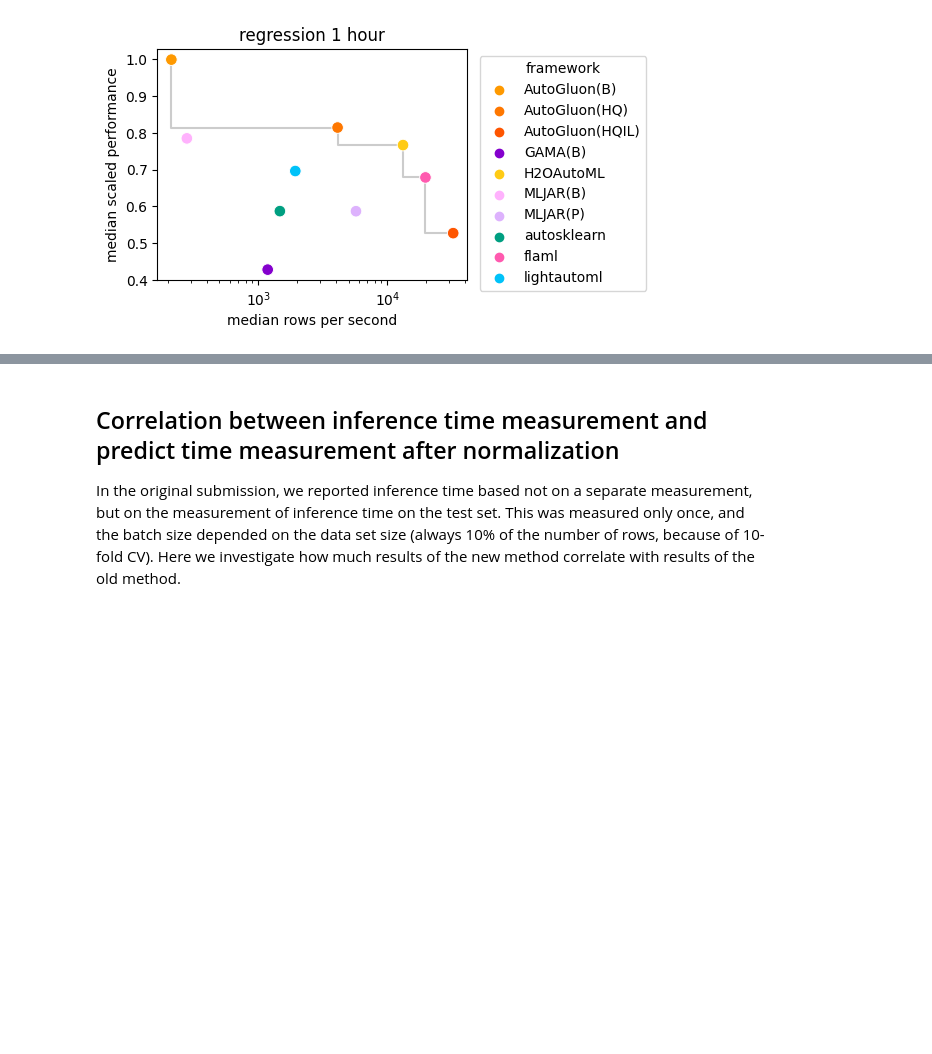
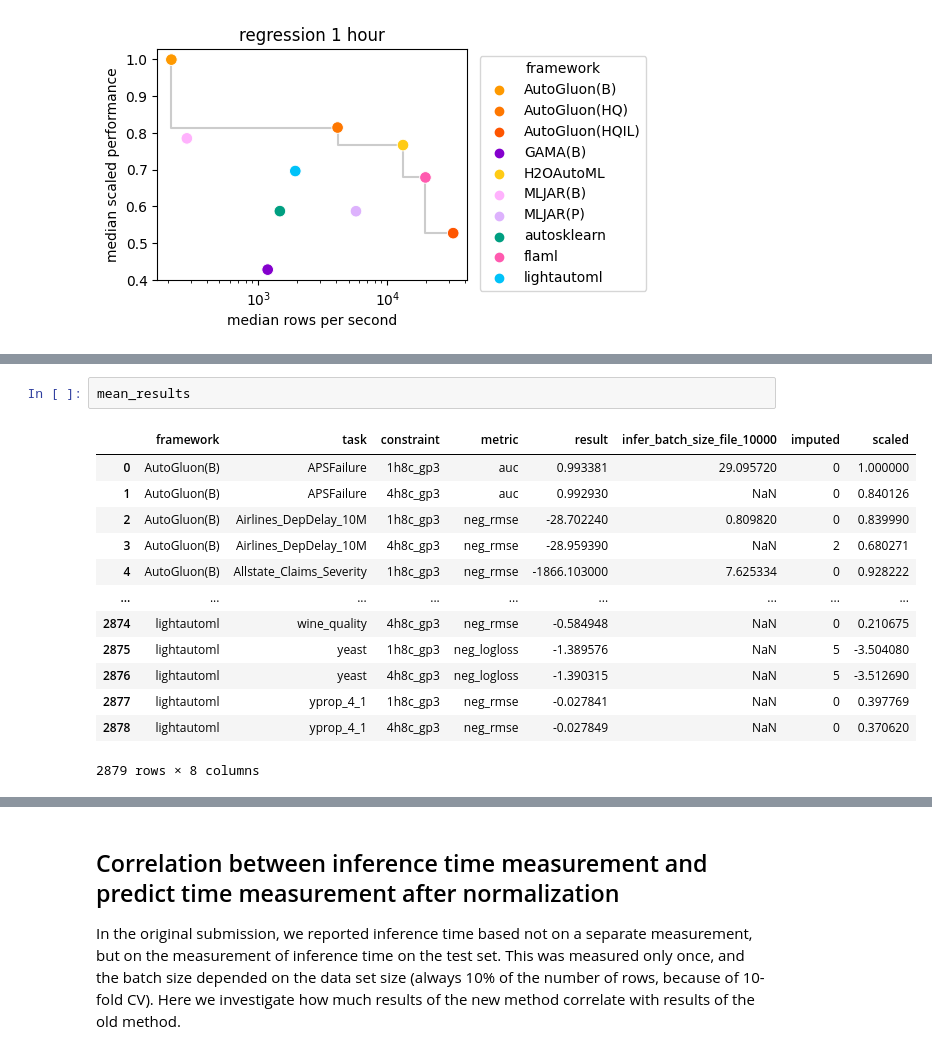
Before and after one commit to PGijsbers/amlb-results, a Jupyter notebook: notebooks/visualization.ipynb, the cells around one changed output, grey strips where cells are left out. Drawn from its saved outputs; the diff is of its cells as text; blank space fills up the shorter version.

```diff
--- a/notebooks/visualization.ipynb
+++ b/notebooks/visualization.ipynb
@@ -260,0 +280,16 @@ for metric in results["metric"].unique():
+# %%
+mean_results
+# %% [output]
+|  | framework | task | constraint | metric | result | infer_batch_size_file_10000 | imputed | scaled |
+| 0 | AutoGluon(B) | APSFailure | 1h8c_gp3 | auc | 0.993381 | 29.095720 | 0 | 1.000000 |
+| 1 | AutoGluon(B) | APSFailure | 4h8c_gp3 | auc | 0.992930 | NaN | 0 | 0.840126 |
+| 2 | AutoGluon(B) | Airlines_DepDelay_10M | 1h8c_gp3 | neg_rmse | -28.702240 | 0.809820 | 0 | 0.839990 |
+| 3 | AutoGluon(B) | Airlines_DepDelay_10M | 4h8c_gp3 | neg_rmse | -28.959390 | NaN | 2 | 0.680271 |
+| 4 | AutoGluon(B) | Allstate_Claims_Severity | 1h8c_gp3 | neg_rmse | -1866.103000 | 7.625334 | 0 | 0.928222 |
+| ... | ... | ... | ... | ... | ... | ... | ... | ... |
+| 2874 | lightautoml | wine_quality | 4h8c_gp3 | neg_rmse | -0.584948 | NaN | 0 | 0.210675 |
+| 2875 | lightautoml | yeast | 1h8c_gp3 | neg_logloss | -1.389576 | NaN | 5 | -3.504080 |
+| 2876 | lightautoml | yeast | 4h8c_gp3 | neg_logloss | -1.390315 | NaN | 5 | -3.512690 |
+| 2877 | lightautoml | yprop_4_1 | 1h8c_gp3 | neg_rmse | -0.027841 | NaN | 0 | 0.397769 |
+| 2878 | lightautoml | yprop_4_1 | 4h8c_gp3 | neg_rmse | -0.027849 | NaN | 0 | 0.370620 |
+2879 rows × 8 columns
```
Also changed, not shown: parts of 7 cells of this notebook, 3 other files.
